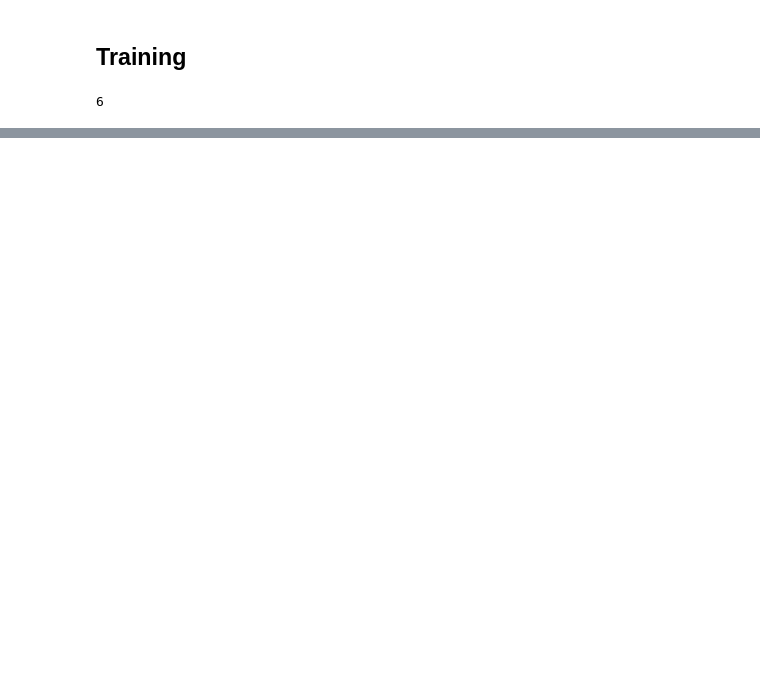
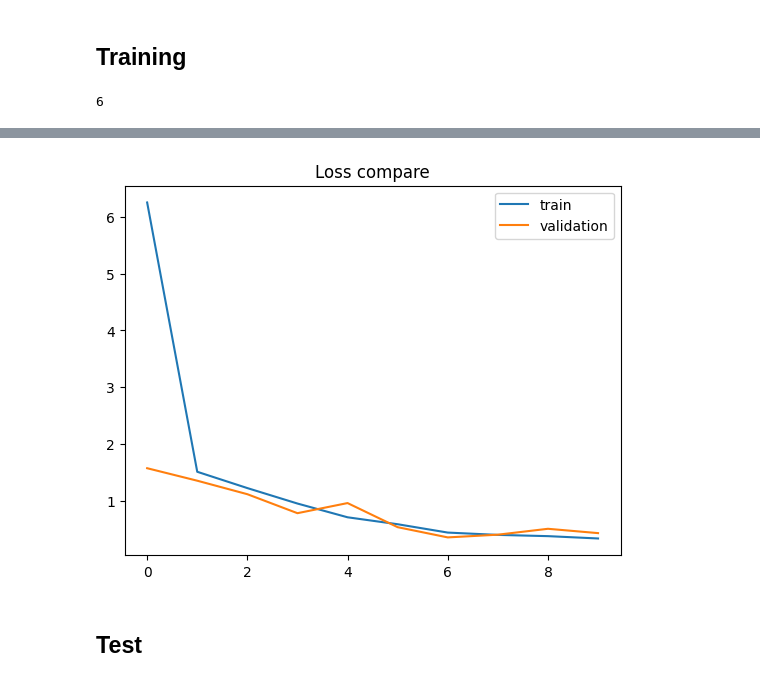
Before and after one commit to Nantakxrn007/Metal_surface_defect, a Jupyter notebook: main.ipynb, the cells around one changed output, grey strips where cells are left out. Drawn from its saved outputs; the diff is of its cells as text; code cells hidden in the pictures; blank space fills up the shorter version.

Commit message:
83%_test

```diff
--- a/main.ipynb
+++ b/main.ipynb
@@ -282,0 +246,11 @@ Number of original+aug images 144
+# %%
+train_loader = DataLoader(FlexibleDataset(train_images,train_labels,base_transform=base_transform,aug_transform=aug_transform,augmentation_ratio=0),
+                          batch_size=128,shuffle=True)
+val_loader = DataLoader(FlexibleDataset(val_images,val_labels,base_transform=base_transform,aug_transform=aug_transform,augmentation_ratio=0),
+                          batch_size=72,shuffle=False) #don't need True!!!! because Fair Comparison โมเดลไม่รุ้ดีขึ้นเพราะอะไร
+test_loader = DataLoader(FlexibleDataset(test_images,test_labels,base_transform=base_transform,aug_transform=aug_transform,augmentation_ratio=0),
+                          batch_size=72,shuffle=False)
+
+
+data, labels = next(iter(train_loader))
+data.shape
@@ -322,8 +324,8 @@ SimpleCNN(
 )
 # %%
-model = SimpleCNN(output_size)
+model = CNNClassifier(output_size)
 device = torch.device("cuda" if torch.cuda.is_available() else "cpu")
 model.to(device)
-learning_rate = 0.1
+learning_rate = 0.001
 criterion = nn.CrossEntropyLoss()
 optim = torch.optim.AdamW(model.parameters(),lr=learning_rate)
@@ -375,0 +413,10 @@ Epoch 2 | Loss: 1.8045 | Accuracy: 16.06%
+# %%
+plt.title('Loss compare')
+plt.plot(train_loss_plot,label='train')
+plt.plot(val_loss_plot,label='validation')
+plt.legend()
+plt.show()
+# %% [output]
+[figure, added]
+# %% [markdown]
+## Test
```
Also changed, not shown: parts of 17 cells of this notebook, 1 other file.
